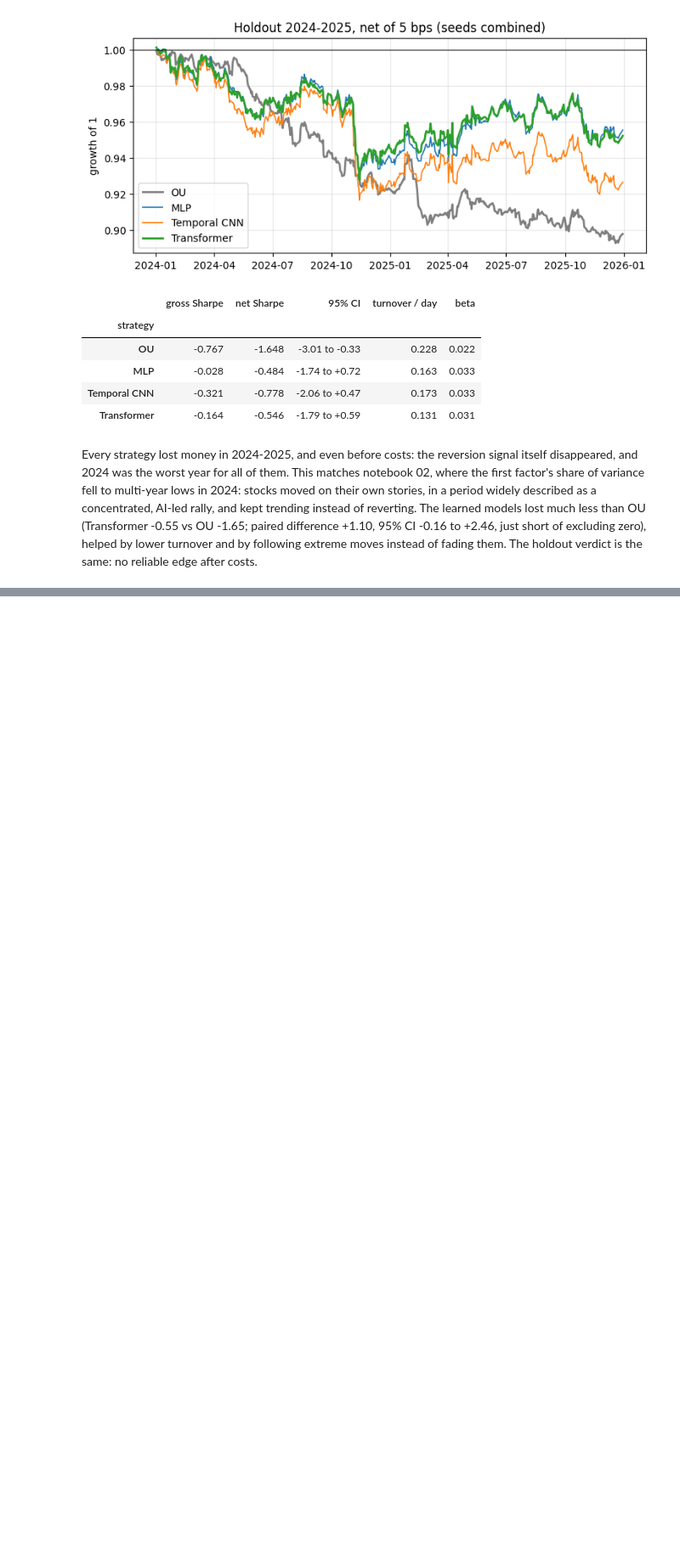
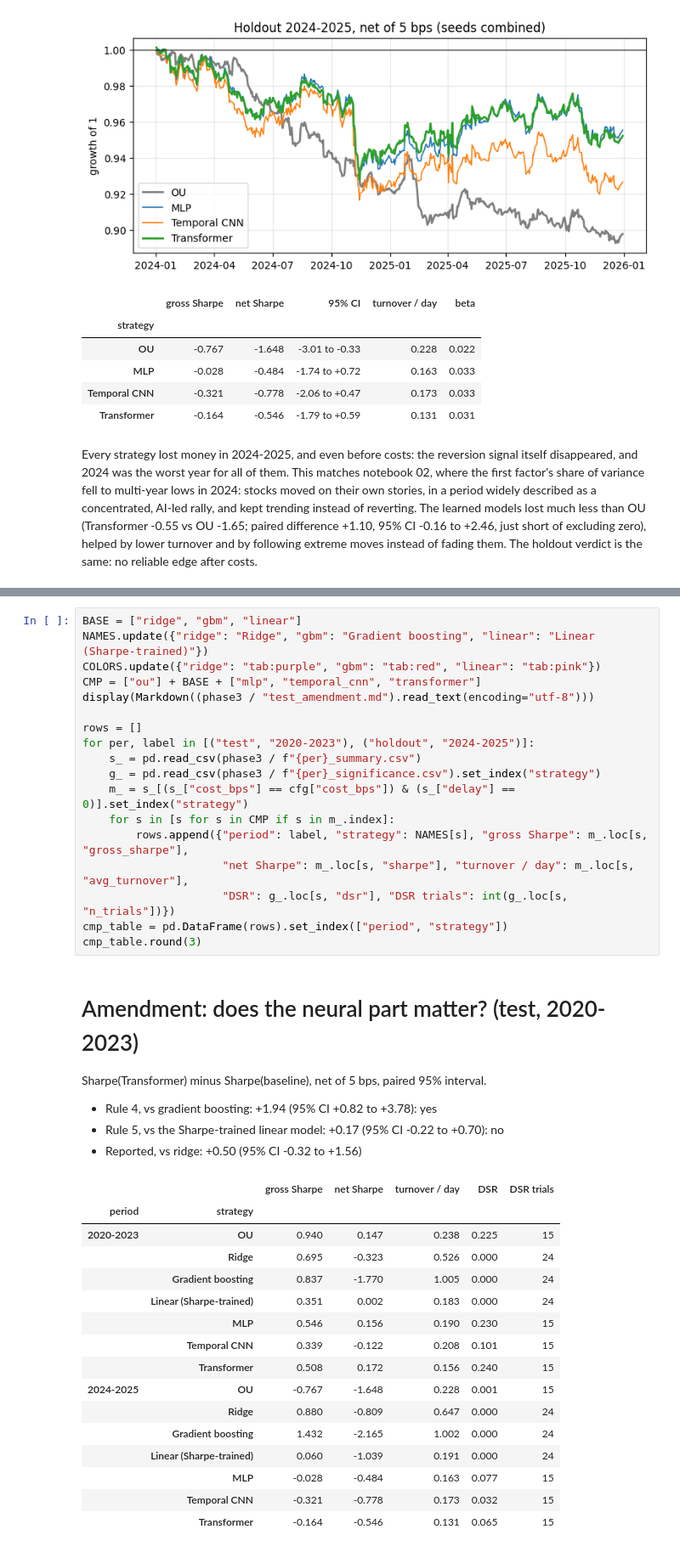
Before and after one commit to Amay-M-Nair/Sharpee, a Jupyter notebook: notebooks/04_results.ipynb, the cells around one changed output, grey strips where cells are left out. Shown at 85% size. Saved outputs shown, nothing was run; the diff lists cells and outputs as text; blank space fills up the shorter version.

```diff
--- a/notebooks/04_results.ipynb
+++ b/notebooks/04_results.ipynb
@@ -361,0 +375,42 @@ Every strategy lost money in 2024-2025, and even before costs: the reversion sig
+# %%
+BASE = ["ridge", "gbm", "linear"]
+NAMES.update({"ridge": "Ridge", "gbm": "Gradient boosting", "linear": "Linear (Sharpe-trained)"})
+COLORS.update({"ridge": "tab:purple", "gbm": "tab:red", "linear": "tab:pink"})
+CMP = ["ou"] + BASE + ["mlp", "temporal_cnn", "transformer"]
+display(Markdown((phase3 / "test_amendment.md").read_text(encoding="utf-8")))
+
+rows = []
+for per, label in [("test", "2020-2023"), ("holdout", "2024-2025")]:
+    s_ = pd.read_csv(phase3 / f"{per}_summary.csv")
+    g_ = pd.read_csv(phase3 / f"{per}_significance.csv").set_index("strategy")
+    m_ = s_[(s_["cost_bps"] == cfg["cost_bps"]) & (s_["delay"] == 0)].set_index("strategy")
+    for s in [s for s in CMP if s in m_.index]:
+        rows.append({"period": label, "strategy": NAMES[s], "gross Sharpe": m_.loc[s, "gross_sharpe"],
+                     "net Sharpe": m_.loc[s, "sharpe"], "turnover / day": m_.loc[s, "avg_turnover"],
+                     "DSR": g_.loc[s, "dsr"], "DSR trials": int(g_.loc[s, "n_trials"])})
+cmp_table = pd.DataFrame(rows).set_index(["period", "strategy"])
+cmp_table.round(3)
+# %% [output]
+# Amendment: does the neural part matter? (test, 2020-2023)
+
+Sharpe(Transformer) minus Sharpe(baseline), net of 5 bps, paired 95% interval.
+
+- Rule 4, vs gradient boosting: +1.94 (95% CI +0.82 to +3.78): yes
+- Rule 5, vs the Sharpe-trained linear model: +0.17 (95% CI -0.22 to +0.70): no
+- Reported, vs ridge: +0.50 (95% CI -0.32 to +1.56)
+|  |  | gross Sharpe | net Sharpe | turnover / day | DSR | DSR trials |
+| period | strategy |  |  |  |  |  |
+| 2020-2023 | OU | 0.940 | 0.147 | 0.238 | 0.225 | 15 |
+|  | Ridge | 0.695 | -0.323 | 0.526 | 0.000 | 24 |
+|  | Gradient boosting | 0.837 | -1.770 | 1.005 | 0.000 | 24 |
+|  | Linear (Sharpe-trained) | 0.351 | 0.002 | 0.183 | 0.000 | 24 |
+|  | MLP | 0.546 | 0.156 | 0.190 | 0.230 | 15 |
+|  | Temporal CNN | 0.339 | -0.122 | 0.208 | 0.101 | 15 |
+|  | Transformer | 0.508 | 0.172 | 0.156 | 0.240 | 15 |
+| 2024-2025 | OU | -0.767 | -1.648 | 0.228 | 0.001 | 15 |
+|  | Ridge | 0.880 | -0.809 | 0.647 | 0.000 | 24 |
+|  | Gradient boosting | 1.432 | -2.165 | 1.002 | 0.000 | 24 |
+|  | Linear (Sharpe-trained) | 0.060 | -1.039 | 0.191 | 0.000 | 24 |
+|  | MLP | -0.028 | -0.484 | 0.163 | 0.077 | 15 |
+|  | Temporal CNN | -0.321 | -0.778 | 0.173 | 0.032 | 15 |
+|  | Transformer | -0.164 | -0.546 | 0.131 | 0.065 | 15 |
```
Also changed, not shown: parts of 6 cells of this notebook, 3 other files.
